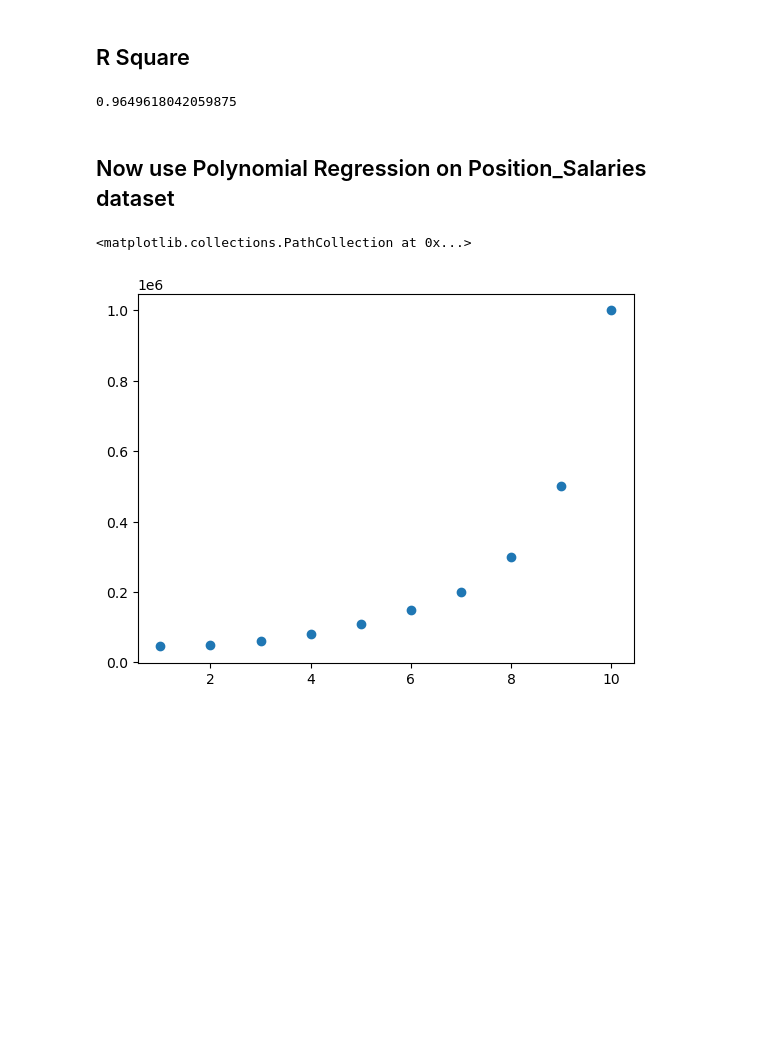
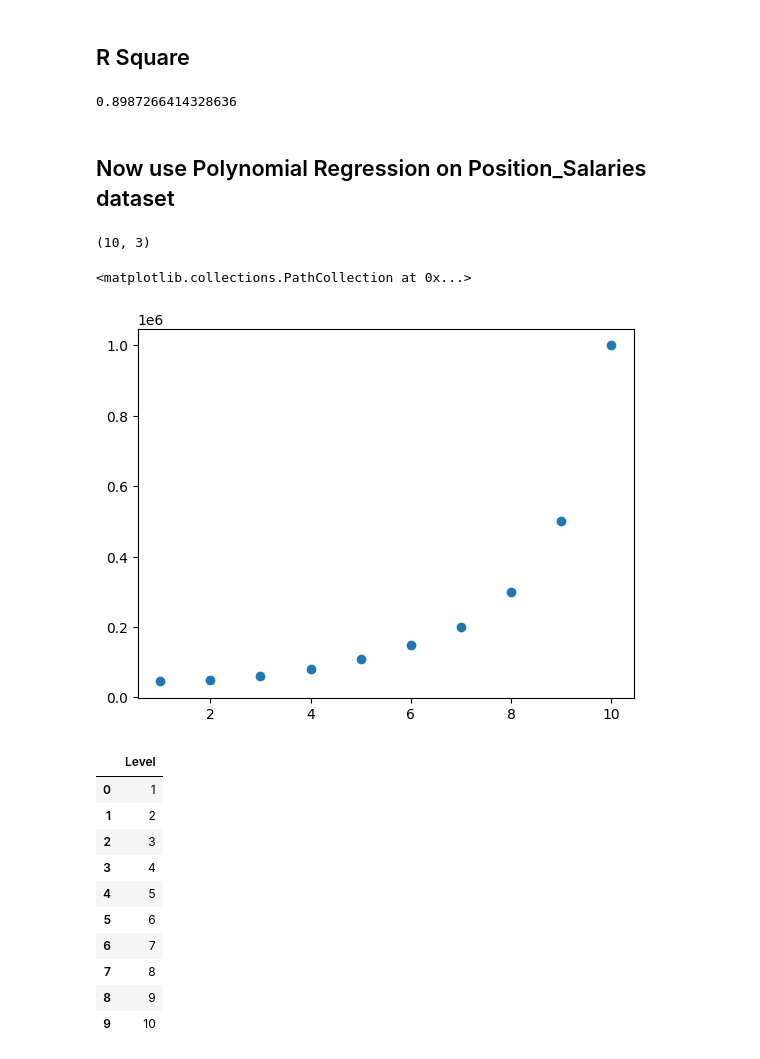
Before and after one commit to harmikrathod09/BTech_Sem_6, a Jupyter notebook: MLDL/Lab4DL_Blank/Lab 4 DL_Blank.ipynb, the cells around one changed output. Saved outputs shown, nothing was run; the diff lists cells and outputs as text; code cells hidden in the pictures; blank space fills up the shorter version.

```diff
--- a/MLDL/Lab4DL_Blank/Lab 4 DL_Blank.ipynb
+++ b/MLDL/Lab4DL_Blank/Lab 4 DL_Blank.ipynb
@@ -165,10 +148,13 @@ mean_squared_error(y_test.values, y_predict)
 # %%
 from sklearn.metrics import r2_score
 # %%
-r2_score(y_test, y_predict)
+r2_score(y_test, y_pred)
 # %% [output]
-0.9649618042059875
+0.8987266414328636
 # %% [markdown]
 ## Now use Polynomial Regression on Position_Salaries dataset
 # %%
-from sklearn.preprocessing import PolynomialFeatures
+df2 = pd.read_csv("Position_Salaries.csv")
+df2.shape
+# %% [output]
+(10, 3)
@@ -177,5 +161,21 @@ df=pd.read_csv('position_Salaries.csv')
+# %%
+plt.scatter(df2['Level'], df2['Salary'])
+# %% [output]
+<matplotlib.collections.PathCollection at 0x...>
+[figure, added]
 # %%
-plt.scatter(df.Level, df.Salary)
+x=df2.iloc[::,1:2:]
+y=df2['Salary']
+x
 # %% [output]
-<matplotlib.collections.PathCollection at 0x...>
-[figure, removed]
+|  | Level |
+| 0 | 1 |
+| 1 | 2 |
+| 2 | 3 |
+| 3 | 4 |
+| 4 | 5 |
+| 5 | 6 |
+| 6 | 7 |
+| 7 | 8 |
+| 8 | 9 |
+| 9 | 10 |
```
Also changed, not shown: parts of 32 cells of this notebook.
